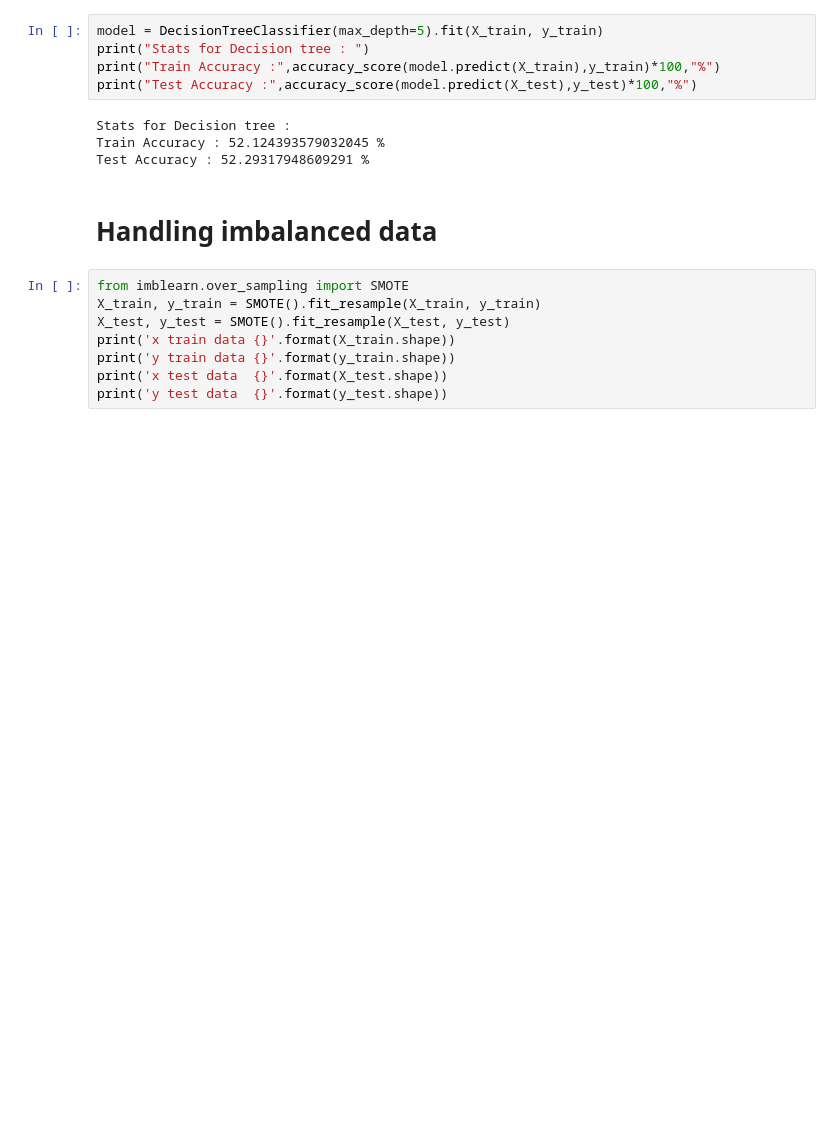
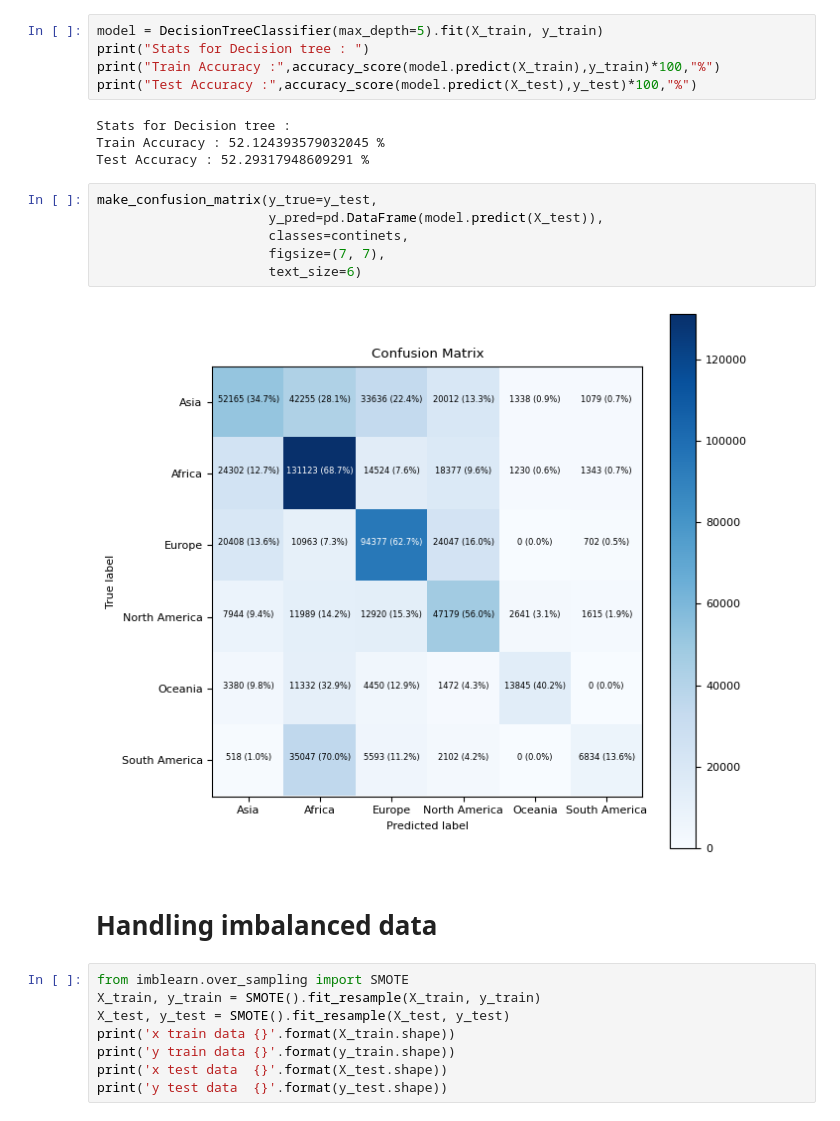
Before and after one commit to sushanth23k/Sushanth_Farmdata_analysis, a Jupyter notebook: src/Project_final.ipynb, the cells around one changed output. Saved outputs shown, nothing was run; the diff lists cells and outputs as text; blank space fills up the shorter version.

```diff
--- a/src/Project_final.ipynb
+++ b/src/Project_final.ipynb
@@ -883,6 +952,14 @@ print("Test Accuracy :",accuracy_score(model.predict(X_test),y_test)*100,"%")
 Stats for Decision tree :
 Train Accuracy : 52.124393579032045 %
 Test Accuracy : 52.29317948609291 %
+# %%
+make_confusion_matrix(y_true=y_test,
+                      y_pred=pd.DataFrame(model.predict(X_test)),
+                      classes=continets,
+                      figsize=(7, 7),
+                      text_size=6)
+# %% [output]
+[figure, added]
 # %% [markdown]
 # Handling imbalanced data
 # %%
```
Also changed, not shown: parts of 14 cells of this notebook.
